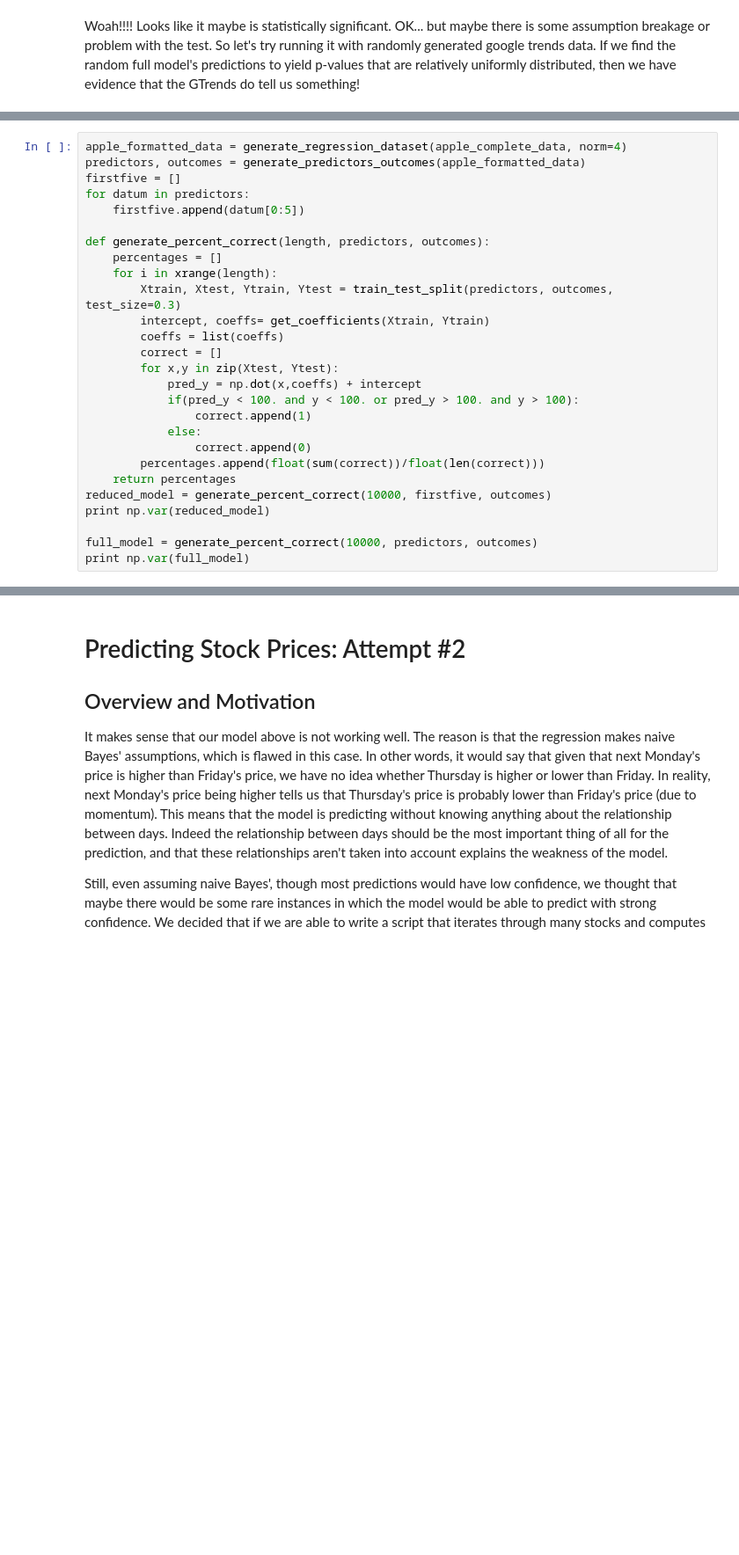
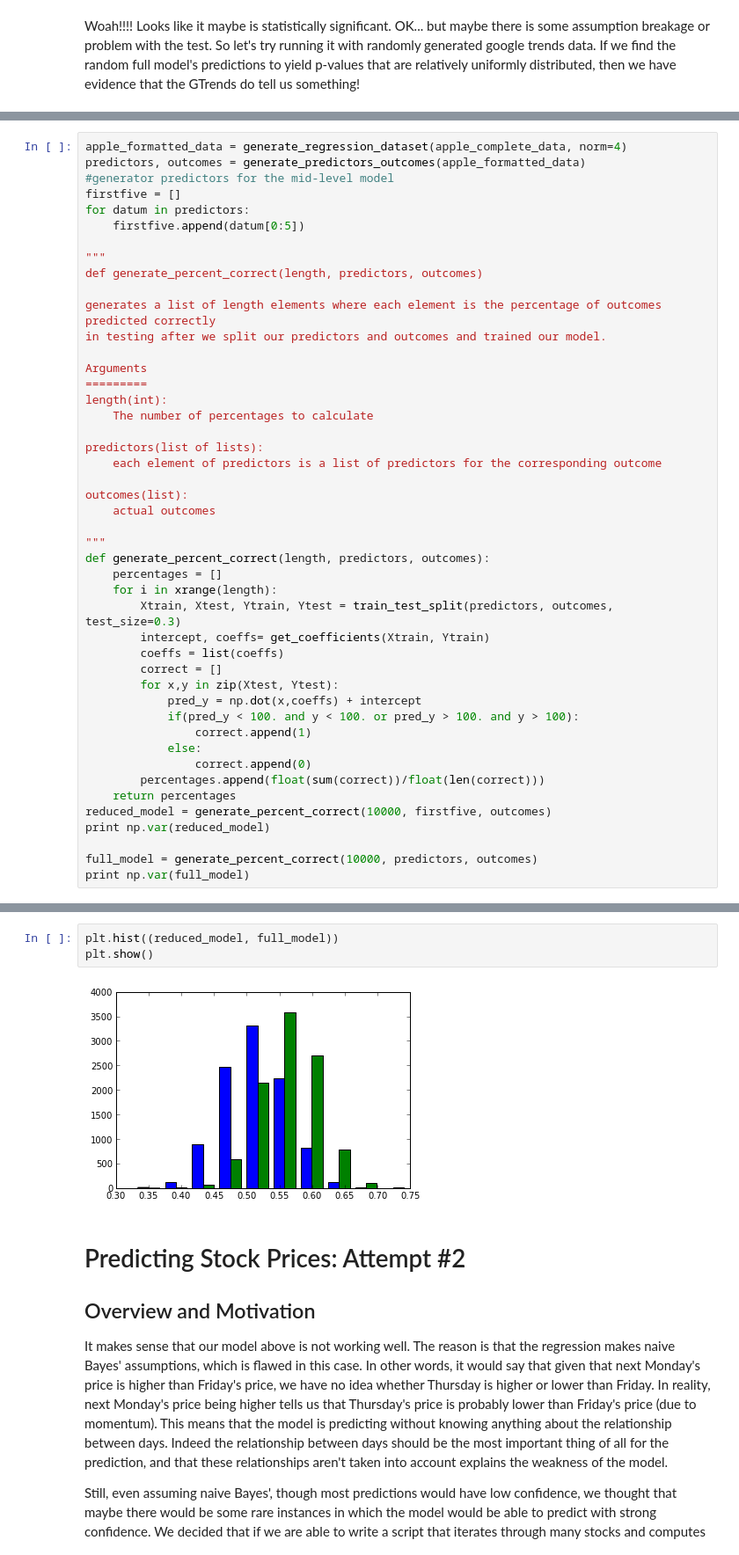
Before and after one commit to yuechen/SKY, a Jupyter notebook: ProcessJournal.ipynb, the cells around one changed output, grey strips where cells are left out. Shown at 88% size. Drawn from its saved outputs; the diff is of its cells as text; blank space fills up the shorter version.

```diff
--- a/ProcessJournal.ipynb
+++ b/ProcessJournal.ipynb
@@ -1120,10 +1142,29 @@ OK. We're still unconvinced that the GoogleTrends data means anything.  So, we'r
 # %%
 apple_formatted_data = generate_regression_dataset(apple_complete_data, norm=4)
 predictors, outcomes = generate_predictors_outcomes(apple_formatted_data)
+#generator predictors for the mid-level model
 firstfive = []
 for datum in predictors:
     firstfive.append(datum[0:5])
 
+"""
+def generate_percent_correct(length, predictors, outcomes)
+
+generates a list of length elements where each element is the percentage of outcomes predicted correctly
+in testing after we split our predictors and outcomes and trained our model.
+
+Arguments
+=========
+length(int):
+    The number of percentages to calculate
+
+predictors(list of lists):
+    each element of predictors is a list of predictors for the corresponding outcome
+
+outcomes(list):
+    actual outcomes
+
+"""
 def generate_percent_correct(length, predictors, outcomes):
     percentages = []
     for i in xrange(length):
@@ -1163,3 +1197,8 @@ scipy.stats.ttest_ind(reduced_model, full_model)
+# %%
+plt.hist((reduced_model, full_model))
+plt.show()
+# %% [output]
+[figure, added]
 # %% [markdown]
 Predicting Stock Prices: Attempt #2
 ===================================
```
Also changed, not shown: parts of 10 cells of this notebook.
